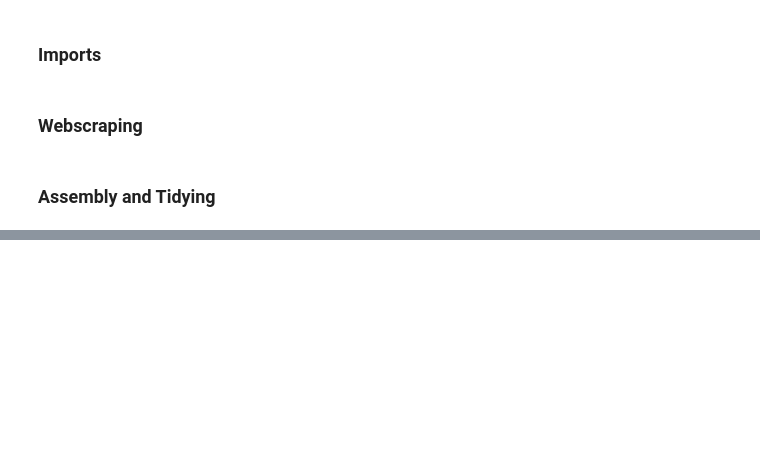
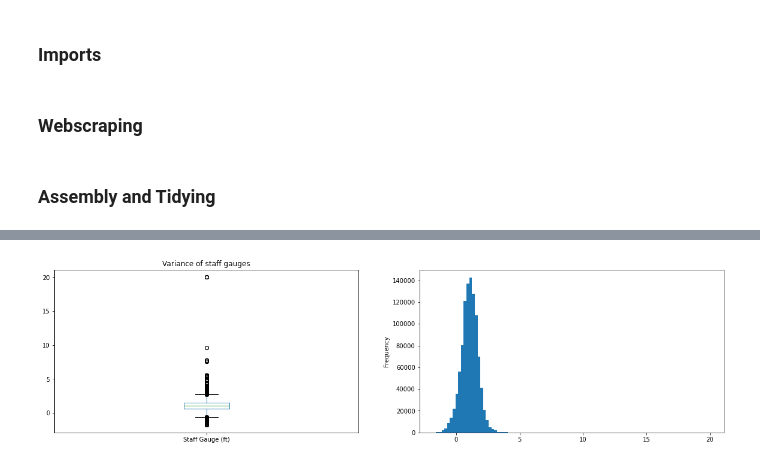
Before and after one commit to MinaSSaleh/MinaSSaleh.github.io, a Jupyter notebook: FinalTutorial.ipynb, the cells around one changed output, grey strips where cells are left out. Cells and saved outputs as stored; diff of their text form; code cells hidden in the pictures; blank space fills up the shorter version.

```diff
--- a/FinalTutorial.ipynb
+++ b/FinalTutorial.ipynb
@@ -232,0 +233,6 @@ plt.show()
+# %%
+fig, ax = plt.subplots(1, 2, figsize=(20,5))
+fig1 = hydmon["Staff Gauge (ft)"].plot.box(ax = ax[0], title="Variance of staff gauges")
+fig2 = hydmon["Staff Gauge (ft)"].plot.hist(bins = 100)
+# %% [output]
+[figure, added]
```
Also changed, not shown: parts of 11 cells of this notebook, 16 other files.
